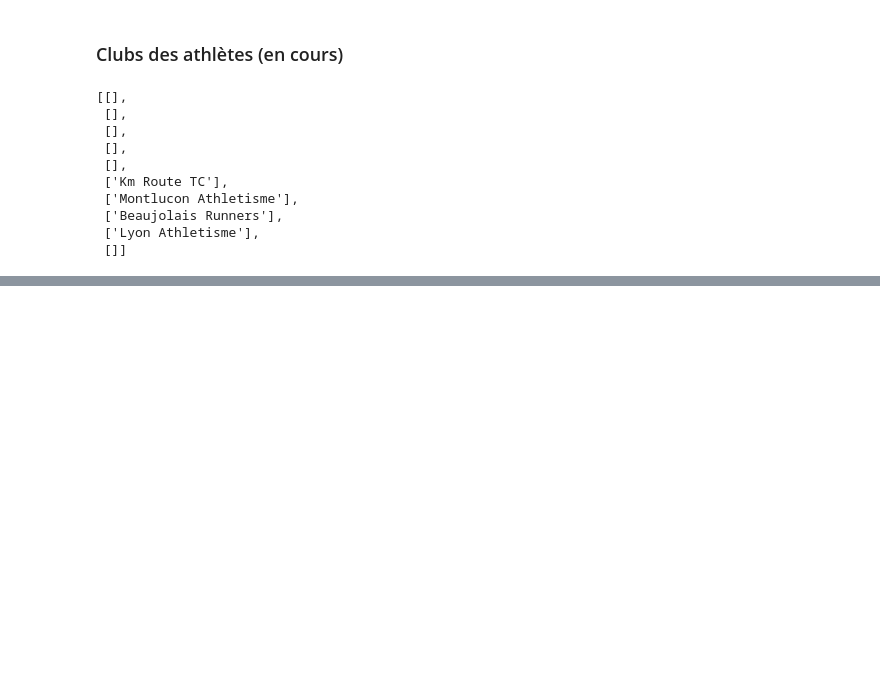
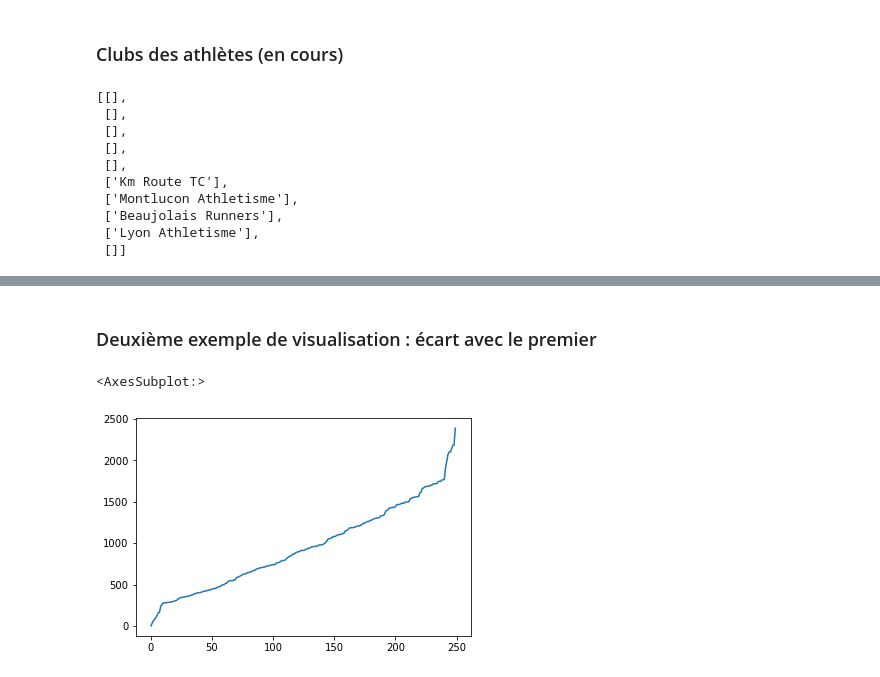
Before and after one commit to Kirscher/ResultAthle, a Jupyter notebook: scraping.ipynb, the cells around one changed output, grey strips where cells are left out. Drawn from its saved outputs; the diff is of its cells as text; code cells hidden in the pictures; blank space fills up the shorter version.

```diff
--- a/scraping.ipynb
+++ b/scraping.ipynb
@@ -351,0 +333,7 @@ data['Chrono']=pd.to_datetime(data['Chrono'], format='%M\'%S\'\'', errors='ignor
+# %% [markdown]
+### Deuxième exemple de visualisation : écart avec le premier
+# %%
+data["time_gap"].dt.total_seconds().plot()
+# %% [output]
+<AxesSubplot:>
+[figure, added]
```
Also changed, not shown: parts of 13 cells of this notebook.
